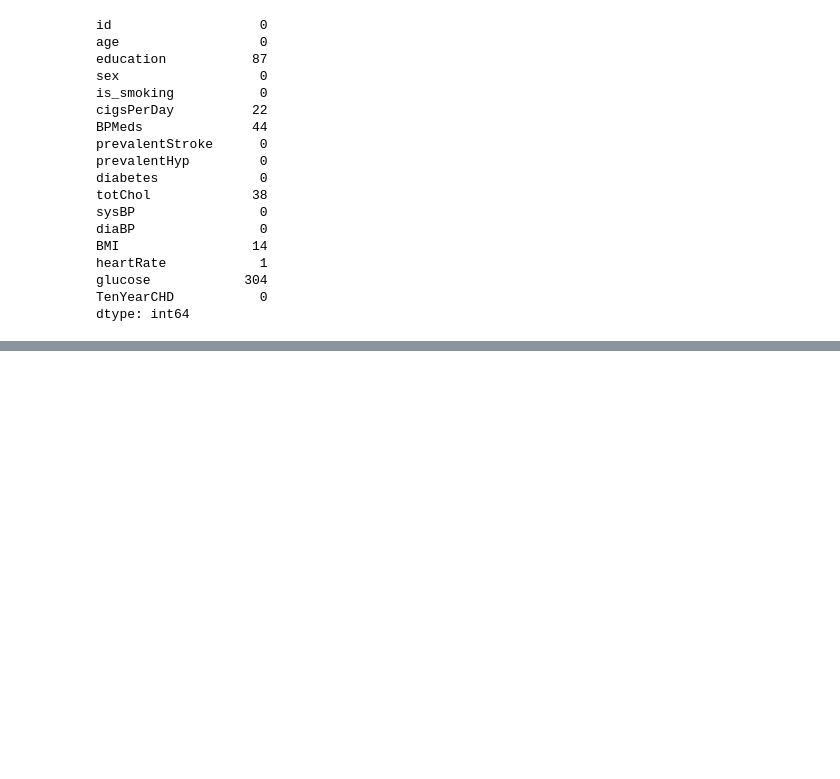
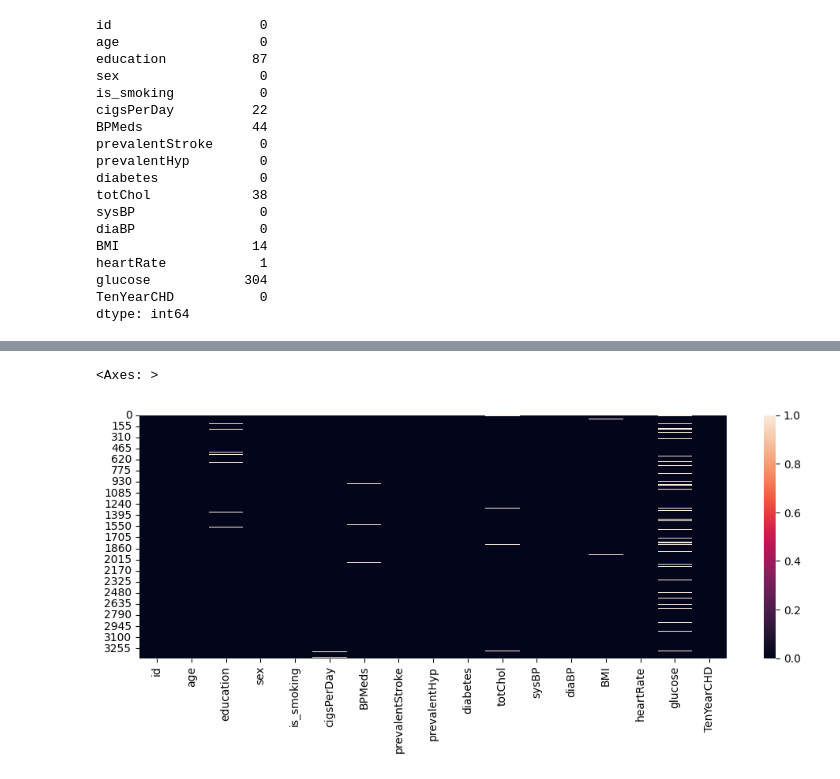
Before and after one commit to Bhoomi413/Predict-CHD-for-Over-10years-Ml, a Jupyter notebook: MlCodeNotebook.ipynb, the cells around one changed output, grey strips where cells are left out. Cells and saved outputs as stored; diff of their text form; code cells hidden in the pictures; blank space fills up the shorter version.

```diff
--- a/MlCodeNotebook.ipynb
+++ b/MlCodeNotebook.ipynb
@@ -120,0 +154,7 @@ dtype: int64
+# %%
+# Visualizing the missing values using Heatmap
+plt.figure(figsize=(12,4))
+sns.heatmap(risk_df.isna())
+# %% [output]
+<Axes: >
+[figure, added]
```
Also changed, not shown: parts of 5 cells of this notebook.
